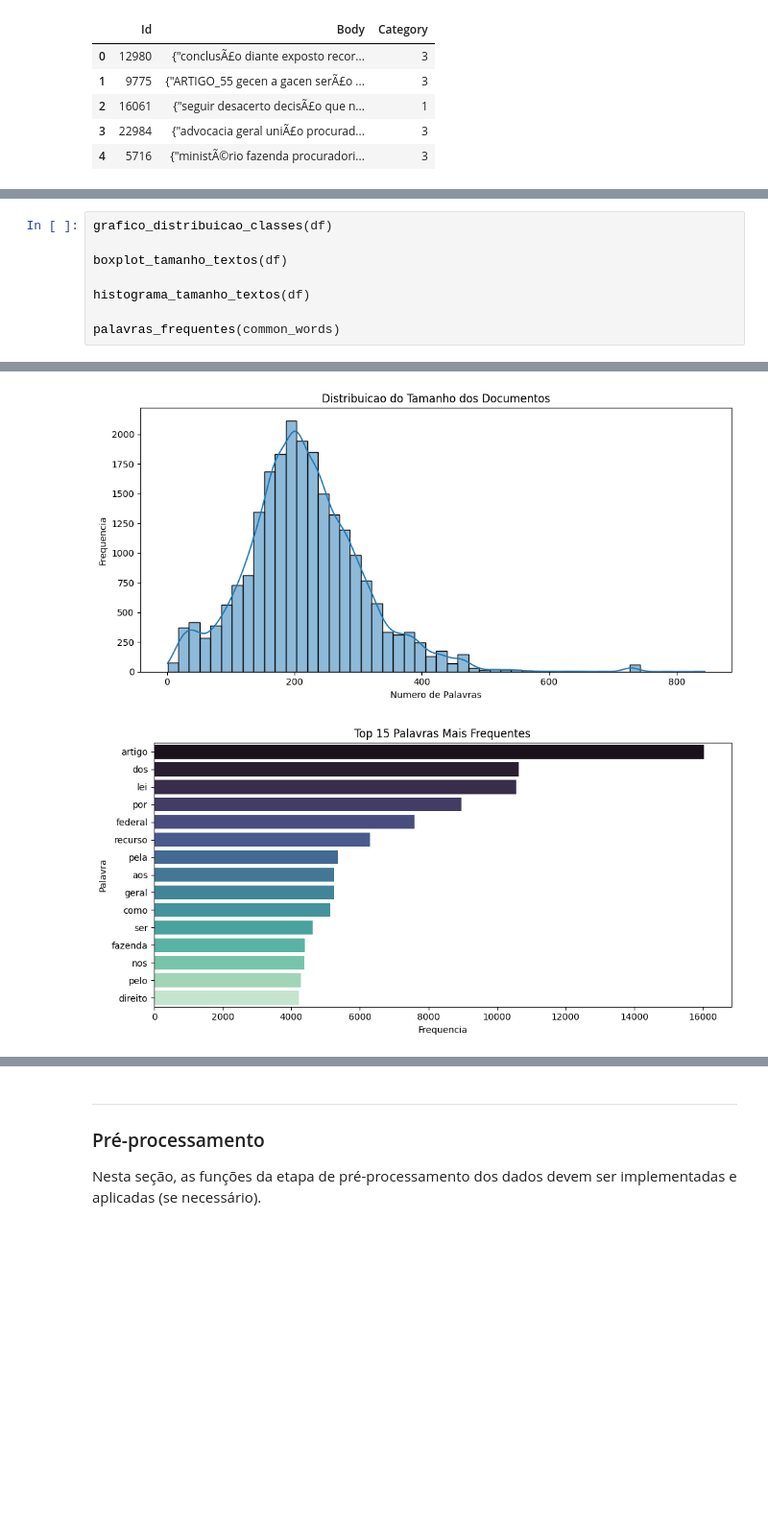
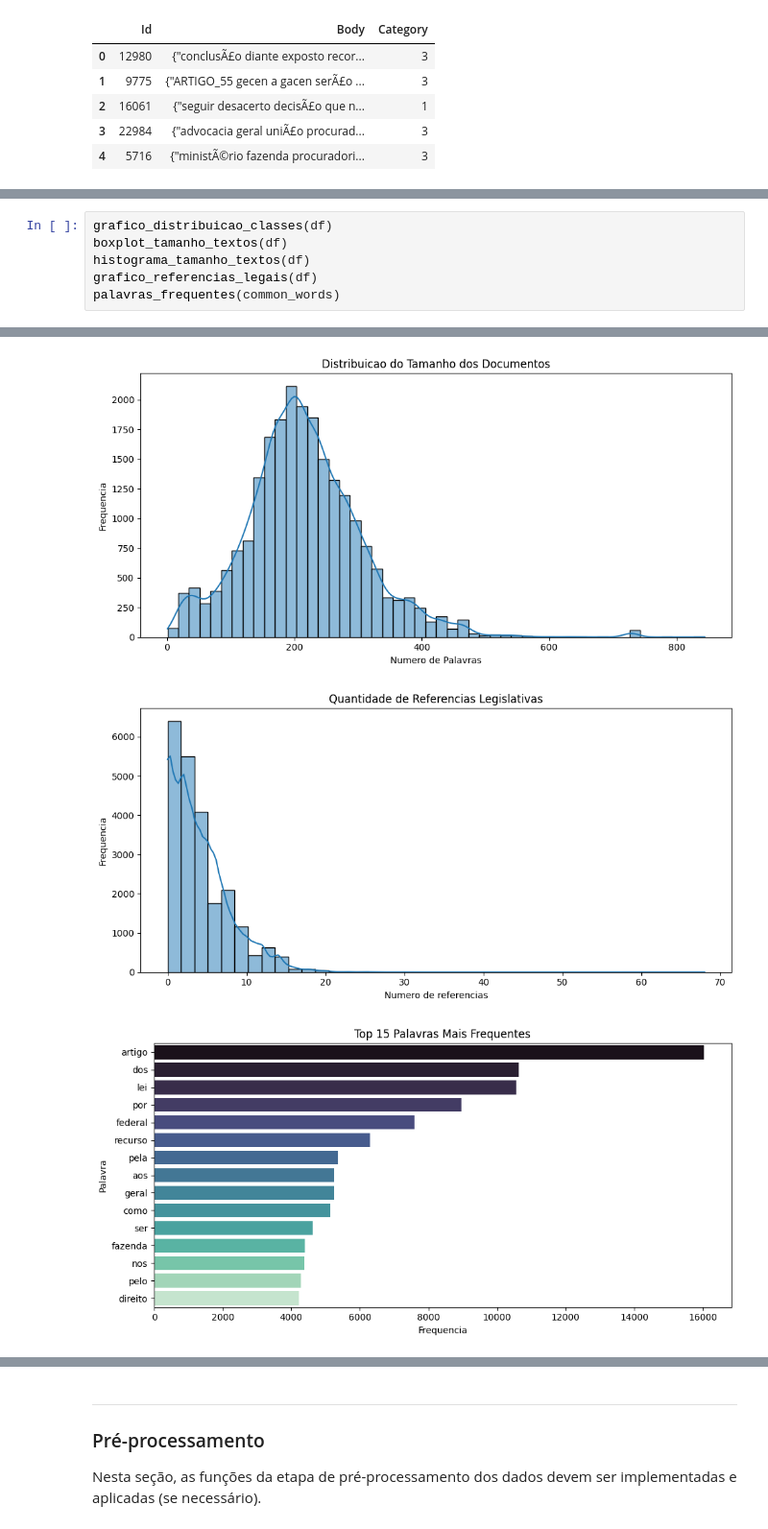
Before and after one commit to LaraOLuzeiro/PLN-Projeto, a Jupyter notebook: template-implementacao/main.ipynb, the cells around one changed output, grey strips where cells are left out. Shown at 96% size. Saved outputs shown, nothing was run; the diff lists cells and outputs as text; blank space fills up the shorter version.

```diff
--- a/template-implementacao/main.ipynb
+++ b/template-implementacao/main.ipynb
@@ -113,13 +153,12 @@ direito: 4221
 # %%
 grafico_distribuicao_classes(df)
-
 boxplot_tamanho_textos(df)
-
 histograma_tamanho_textos(df)
-
+grafico_referencias_legais(df)
 palavras_frequentes(common_words)
 # %% [output]
 [figure]
 [figure]
 [figure]
-[figure, old version]
+[figure, new version]
+[figure, added]
```
Also changed, not shown: parts of 15 cells of this notebook, 1 other file.
